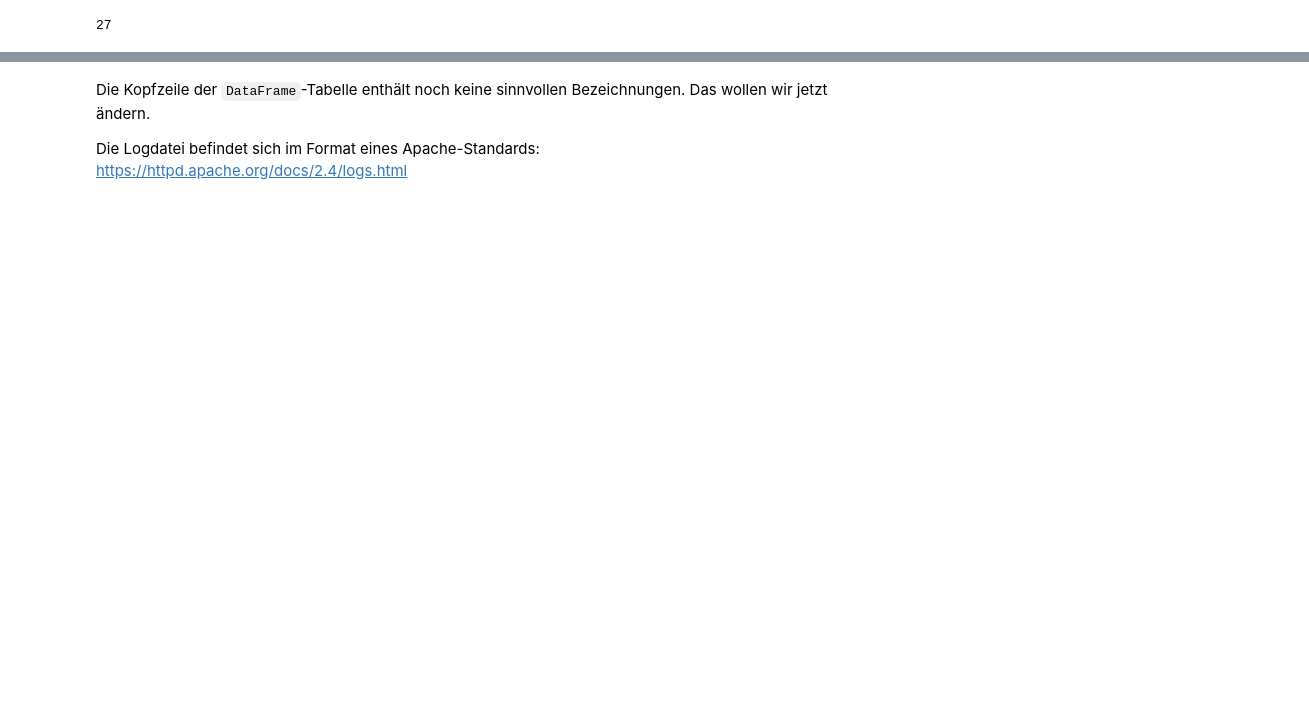
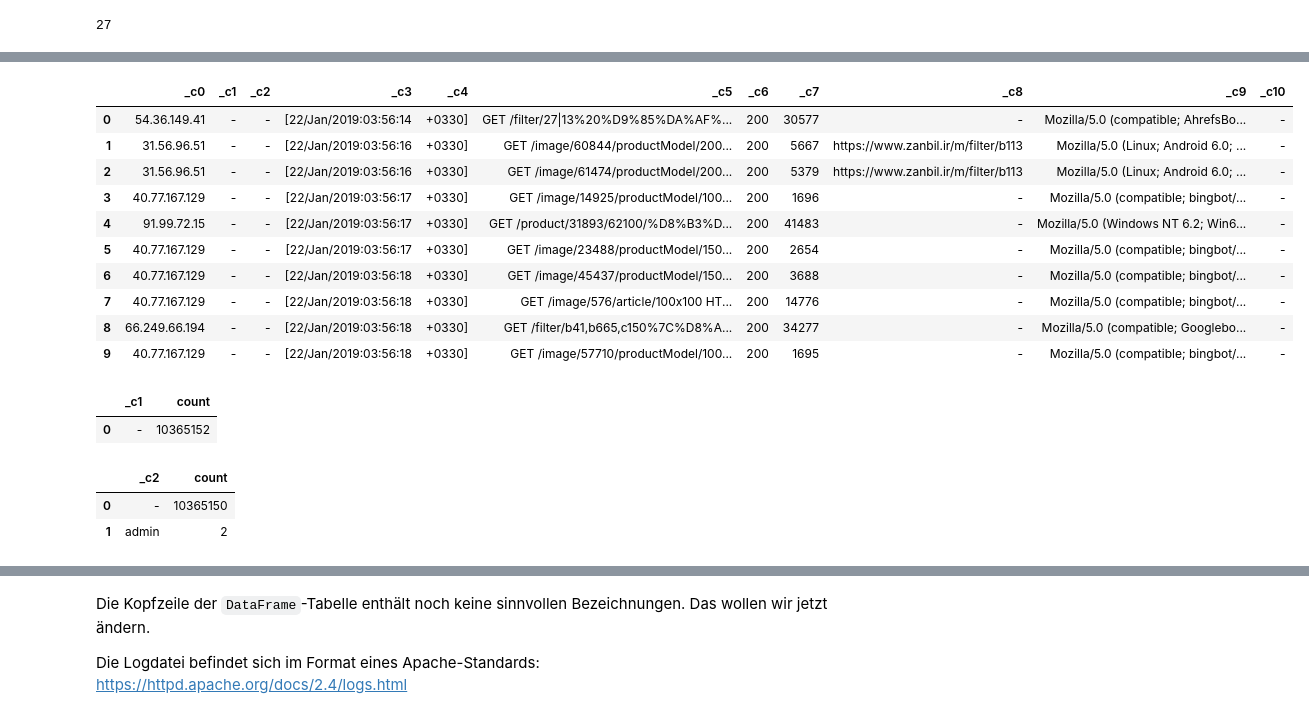
Before and after one commit to Robstei/zugriffsdaten_apache_spark, a Jupyter notebook: index.ipynb, the cells around one changed output, grey strips where cells are left out. Cells and saved outputs as stored; diff of their text form; code cells hidden in the pictures; blank space fills up the shorter version.

```diff
--- a/index.ipynb
+++ b/index.ipynb
@@ -41,0 +39,14 @@ only showing top 5 rows
+# %%
+raw_df.limit(10).toPandas()
+# %% [output]
+|  | _c0 | _c1 | _c2 | _c3 | _c4 | _c5 | _c6 | _c7 | _c8 | _c9 | _c10 |
+| 0 | 54.36.149.41 | - | - | [22/Jan/2019:03:56:14 | +0330] | GET /filter/27|13%20%D9%85%DA%AF%... | 200 | 30577 | - | Mozilla/5.0 (compatible; AhrefsBo... | - |
+| 1 | 31.56.96.51 | - | - | [22/Jan/2019:03:56:16 | +0330] | GET /image/60844/productModel/200... | 200 | 5667 | https://www.zanbil.ir/m/filter/b113 | Mozilla/5.0 (Linux; Android 6.0; ... | - |
+| 2 | 31.56.96.51 | - | - | [22/Jan/2019:03:56:16 | +0330] | GET /image/61474/productModel/200... | 200 | 5379 | https://www.zanbil.ir/m/filter/b113 | Mozilla/5.0 (Linux; Android 6.0; ... | - |
+| 3 | 40.77.167.129 | - | - | [22/Jan/2019:03:56:17 | +0330] | GET /image/14925/productModel/100... | 200 | 1696 | - | Mozilla/5.0 (compatible; bingbot/... | - |
+| 4 | 91.99.72.15 | - | - | [22/Jan/2019:03:56:17 | +0330] | GET /product/31893/62100/%D8%B3%D... | 200 | 41483 | - | Mozilla/5.0 (Windows NT 6.2; Win6... | - |
+| 5 | 40.77.167.129 | - | - | [22/Jan/2019:03:56:17 | +0330] | GET /image/23488/productModel/150... | 200 | 2654 | - | Mozilla/5.0 (compatible; bingbot/... | - |
+| 6 | 40.77.167.129 | - | - | [22/Jan/2019:03:56:18 | +0330] | GET /image/45437/productModel/150... | 200 | 3688 | - | Mozilla/5.0 (compatible; bingbot/... | - |
+| 7 | 40.77.167.129 | - | - | [22/Jan/2019:03:56:18 | +0330] | GET /image/576/article/100x100 HT... | 200 | 14776 | - | Mozilla/5.0 (compatible; bingbot/... | - |
+| 8 | 66.249.66.194 | - | - | [22/Jan/2019:03:56:18 | +0330] | GET /filter/b41,b665,c150%7C%D8%A... | 200 | 34277 | - | Mozilla/5.0 (compatible; Googlebo... | - |
+| 9 | 40.77.167.129 | - | - | [22/Jan/2019:03:56:18 | +0330] | GET /image/57710/productModel/100... | 200 | 1695 | - | Mozilla/5.0 (compatible; bingbot/... | - |
@@ -41,0 +55,11 @@ only showing top 5 rows
+# %%
+raw_df.select("_c1").groupBy("_c1").count().limit(5).toPandas()
+# %% [output]
+|  | _c1 | count |
+| 0 | - | 10365152 |
+# %%
+raw_df.select("_c2").groupBy("_c2").count().limit(5).toPandas()
+# %% [output]
+|  | _c2 | count |
+| 0 | - | 10365150 |
+| 1 | admin | 2 |
```
Also changed, not shown: parts of 17 cells of this notebook, 1 other file.
